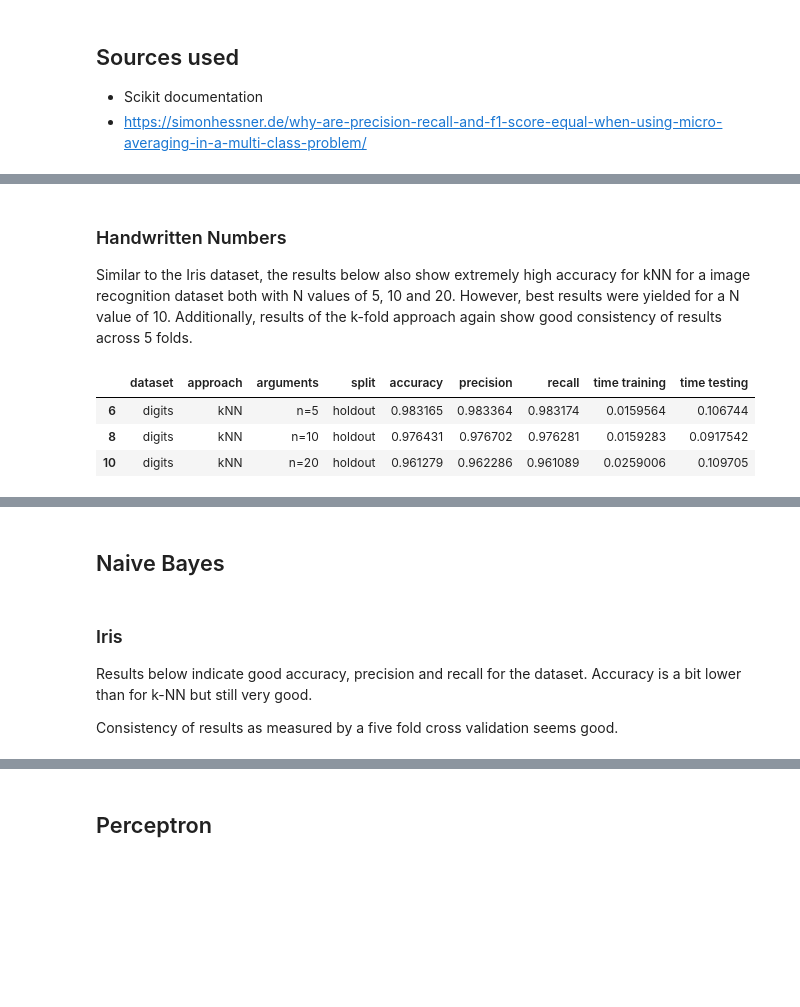
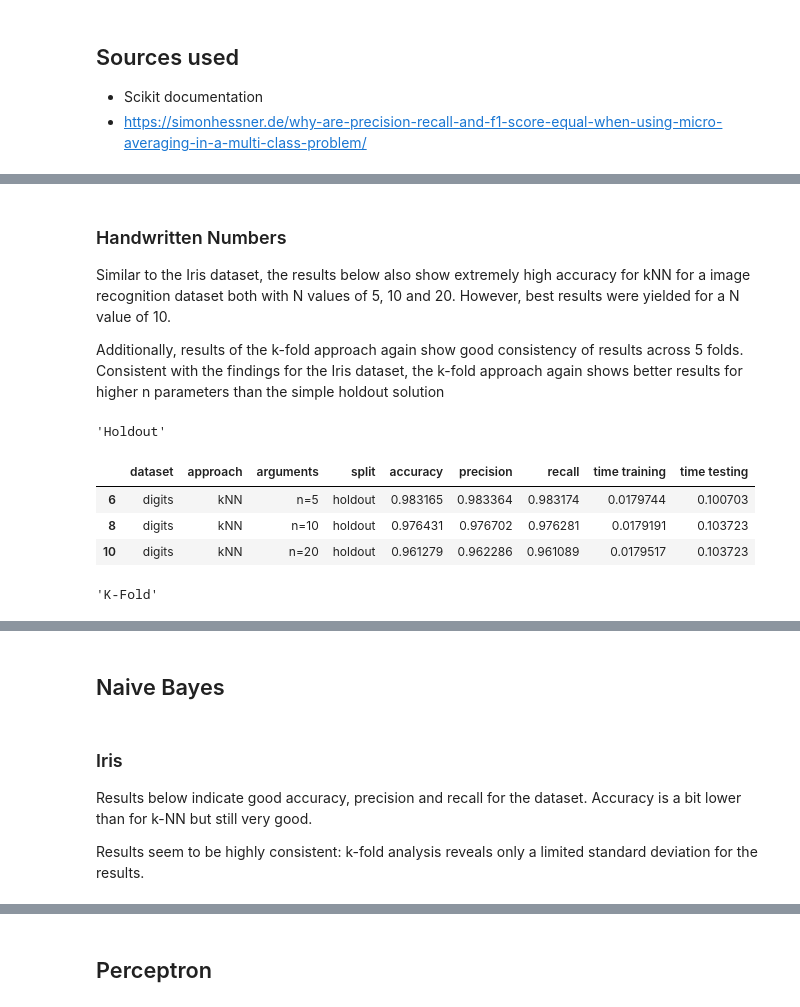
Before and after one commit to kocmana/tw_mle_exercise2, a Jupyter notebook: tw_mle_exercise2.ipynb, the cells around one changed output, grey strips where cells are left out. Drawn from its saved outputs; the diff is of its cells as text; code cells hidden in the pictures; blank space fills up the shorter version.

```diff
--- a/tw_mle_exercise2.ipynb
+++ b/tw_mle_exercise2.ipynb
@@ -72,6 +74,7 @@ from IPython.display import display
 #Global variables
 randomState=24  # change the state with the numeric parts of your matrikelnummer; if you are in a group, use the sume of the numeric parts
                 # se19m024
+datasets = [('iris', datasets.load_iris()),('digits', datasets.load_digits())]
 averagingApproach = 'macro'
 zero_divisionApproach = 0
 number_of_folds = 5
@@ -93,7 +98,7 @@ knn_results = []
 # parameters for k-NN
 n_neighbors = [5,10,20]
 
-for dataset in [('iris', datasets.load_iris()),('digits', datasets.load_digits())]:
+for dataset in datasets:
     # Shuffle our input data
     data, target = shuffle(dataset[1].data, dataset[1].target, random_state=randomState)
 
@@ -169,13 +178,18 @@ display(knn_results_df[(knn_results_df['dataset']=='iris') & (knn_results_df['sp
 # %% [markdown]
 ### Handwritten Numbers
 Similar to the Iris dataset, the results below also show extremely high accuracy for kNN for a image recognition dataset both with N values of 5, 10 and 20. However, best results were yielded for a N value of 10.
+
 Additionally, results of the k-fold approach again show good consistency of results across 5 folds.
+Consistent with the findings for the Iris dataset, the k-fold approach again shows better results for higher n parameters than the simple holdout solution
 # %%
-display(knn_results_df[(knn_results_df['dataset']=='digits') & (knn_results_df['split']=='holdout')])
-display(knn_results_df[(knn_results_df['dataset']=='digits') & (knn_results_df['split']=='k-fold')])
+display("Holdout", knn_results_df[(knn_results_df['dataset']=='digits') & (knn_results_df['split']=='holdout')])
+
+display("K-Fold", knn_results_df[(knn_results_df['dataset']=='digits') & (knn_results_df['split']=='k-fold')])
 # %% [output]
+'Holdout'
 |  | dataset | approach | arguments | split | accuracy | precision | recall | time training | time testing |
-| 6 | digits | kNN | n=5 | holdout | 0.983165 | 0.983364 | 0.983174 | 0.0159564 | 0.106744 |
-| 8 | digits | kNN | n=10 | holdout | 0.976431 | 0.976702 | 0.976281 | 0.0159283 | 0.0917542 |
-| 10 | digits | kNN | n=20 | holdout | 0.961279 | 0.962286 | 0.961089 | 0.0259006 | 0.109705 |
+| 6 | digits | kNN | n=5 | holdout | 0.983165 | 0.983364 | 0.983174 | 0.0179744 | 0.100703 |
+| 8 | digits | kNN | n=10 | holdout | 0.976431 | 0.976702 | 0.976281 | 0.0179191 | 0.103723 |
+| 10 | digits | kNN | n=20 | holdout | 0.961279 | 0.962286 | 0.961089 | 0.0179517 | 0.103723 |
+'K-Fold'
 |  | dataset | approach | arguments | split | accuracy | precision | recall | time training | time testing |
@@ -250,5 +264,5 @@ bayes_results_df = pd.DataFrame(bayes_results)
 
 Results below indicate good accuracy, precision and recall for the dataset. Accuracy is a bit lower than for k-NN but still very good.
 
-Consistency of results as measured by a five fold cross validation seems good.
+Results seem to be highly consistent: k-fold analysis reveals only a limited standard deviation for the results.
 # %%
```
Also changed, not shown: parts of 33 cells of this notebook.
